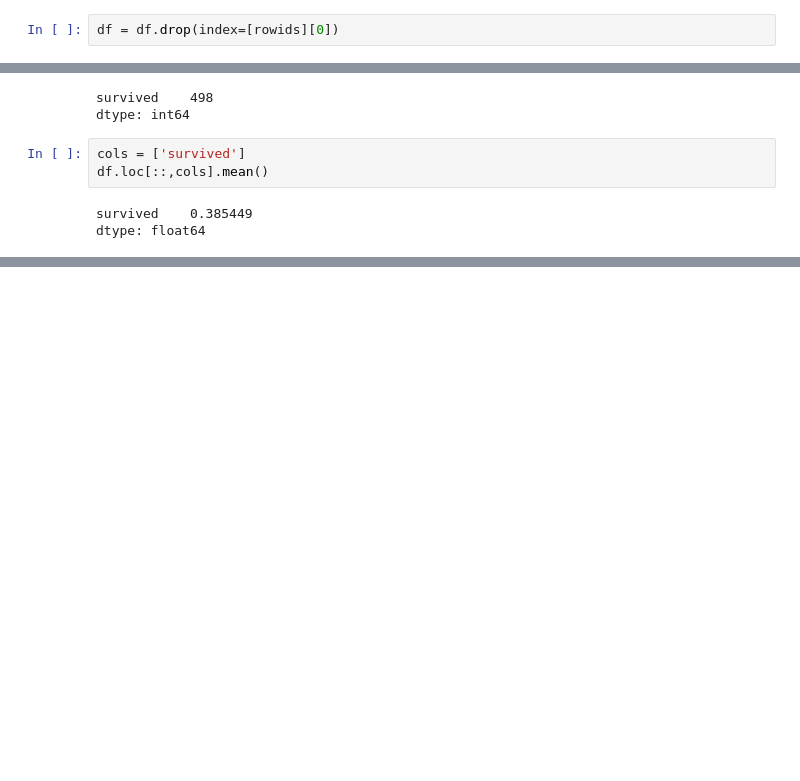
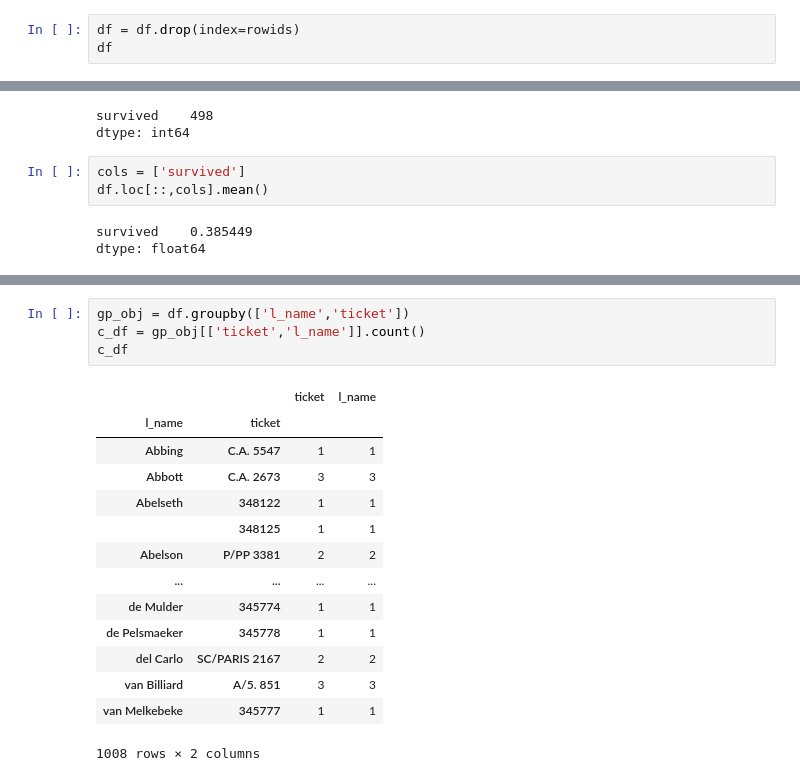
Before and after one commit to NotOnlyGeeks/LearnPandas, a Jupyter notebook: pandas2.ipynb, the cells around one changed output, grey strips where cells are left out. Cells and saved outputs as stored; diff of their text form; blank space fills up the shorter version.

```diff
--- a/pandas2.ipynb
+++ b/pandas2.ipynb
@@ -266,4 +266,5 @@ Index([   7,   70,  125,  150,  170,  223,  234,  363,  384,  410,  473,  528,
         581,  896,  898,  963, 1254],
       dtype='int64')
 # %%
-df = df.drop(index=[rowids][0])
+df = df.drop(index=rowids)
+df
@@ -503,0 +651,19 @@ df.agg(cond)
+# %%
+gp_obj = df.groupby(['l_name','ticket'])
+c_df = gp_obj[['ticket','l_name']].count()
+c_df
+# %% [output]
+|  |  | ticket | l_name |
+| l_name | ticket |  |  |
+| Abbing | C.A. 5547 | 1 | 1 |
+| Abbott | C.A. 2673 | 3 | 3 |
+| Abelseth | 348122 | 1 | 1 |
+|  | 348125 | 1 | 1 |
+| Abelson | P/PP 3381 | 2 | 2 |
+| ... | ... | ... | ... |
+| de Mulder | 345774 | 1 | 1 |
+| de Pelsmaeker | 345778 | 1 | 1 |
+| del Carlo | SC/PARIS 2167 | 2 | 2 |
+| van Billiard | A/5. 851 | 3 | 3 |
+| van Melkebeke | 345777 | 1 | 1 |
+1008 rows × 2 columns
```
Also changed, not shown: parts of 44 cells of this notebook.
